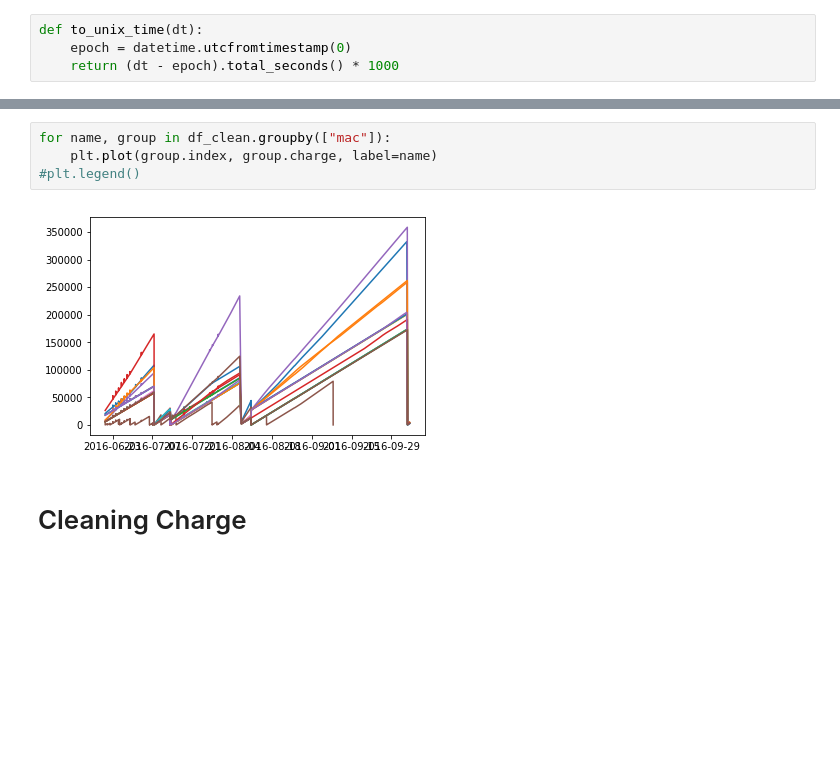
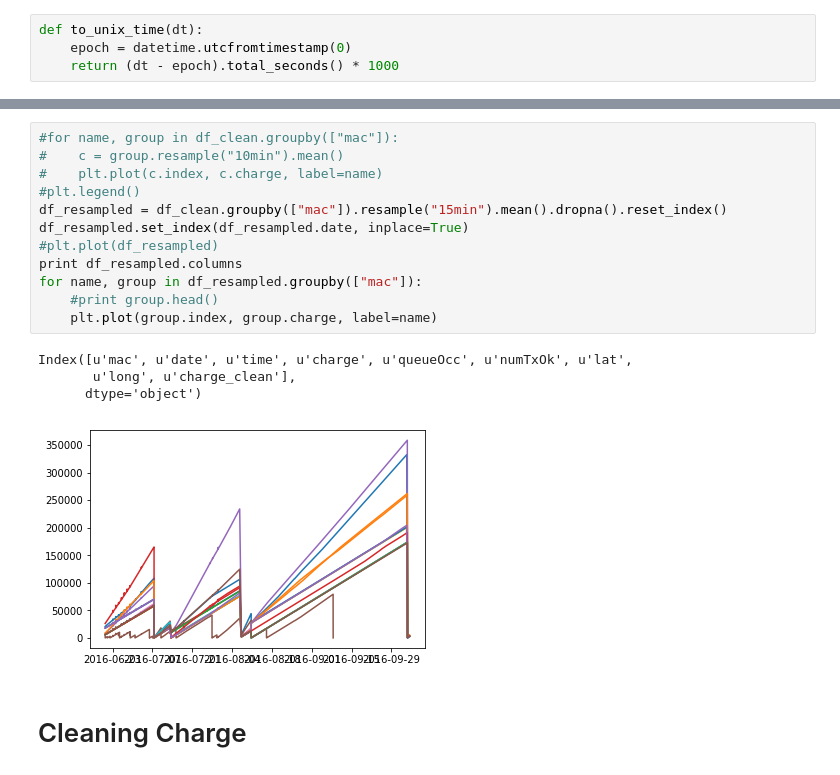
Before and after one commit to keomabrun/brun18using, a Jupyter notebook: notebooks/PEACH/charge.ipynb, the cells around one changed output, grey strips where cells are left out. Saved outputs shown, nothing was run; the diff lists cells and outputs as text; blank space fills up the shorter version.

```diff
--- a/notebooks/PEACH/charge.ipynb
+++ b/notebooks/PEACH/charge.ipynb
@@ -37,12 +47,23 @@ number of lines removed =  18168 ( 11 %)
 | 2016-06-20 10:41:31 | 1466419291 | 00-17-0d-00-00-30-60-ef | 20789 | 49 | 32 | -1.0 | -1.0 | 2016-06-20 10:41:31 |
 | 2016-06-20 11:11:31 | 1466421091 | 00-17-0d-00-00-30-60-ef | 20893 | 49 | 32 | -1.0 | -1.0 | 2016-06-20 11:11:31 |
 | 2016-06-20 11:26:31 | 1466421991 | 00-17-0d-00-00-30-60-ef | 20944 | 49 | 32 | -1.0 | -1.0 | 2016-06-20 11:26:31 |
-# %%
-for name, group in df_clean.groupby(["mac"]):
-    plt.plot(group.index, group.charge, label=name)
-#plt.legend()
-# %% [output]
-[figure, removed]
+# %%
+#for name, group in df_clean.groupby(["mac"]):
+#    c = group.resample("10min").mean()
+#    plt.plot(c.index, c.charge, label=name)
+#plt.legend()
+df_resampled = df_clean.groupby(["mac"]).resample("15min").mean().dropna().reset_index()
+df_resampled.set_index(df_resampled.date, inplace=True)
+#plt.plot(df_resampled)
+print df_resampled.columns
+for name, group in df_resampled.groupby(["mac"]):
+    #print group.head()
+    plt.plot(group.index, group.charge, label=name)
+# %% [output]
+Index([u'mac', u'date', u'time', u'charge', u'queueOcc', u'numTxOk', u'lat',
+       u'long', u'charge_clean'],
+      dtype='object')
+[figure, added]
 # %% [markdown]
 # Cleaning Charge
 # %%
```
Also changed, not shown: parts of 3 cells of this notebook, 1 other file.
